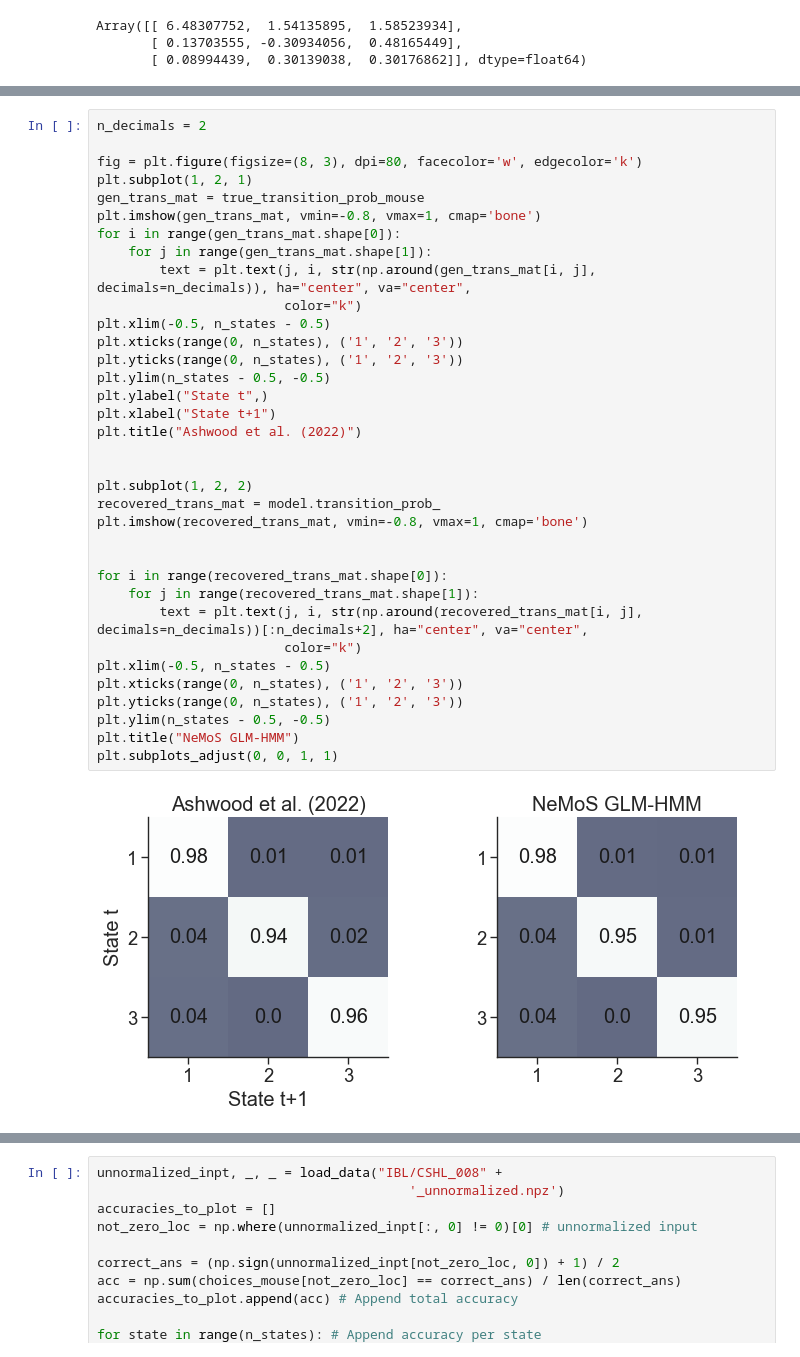
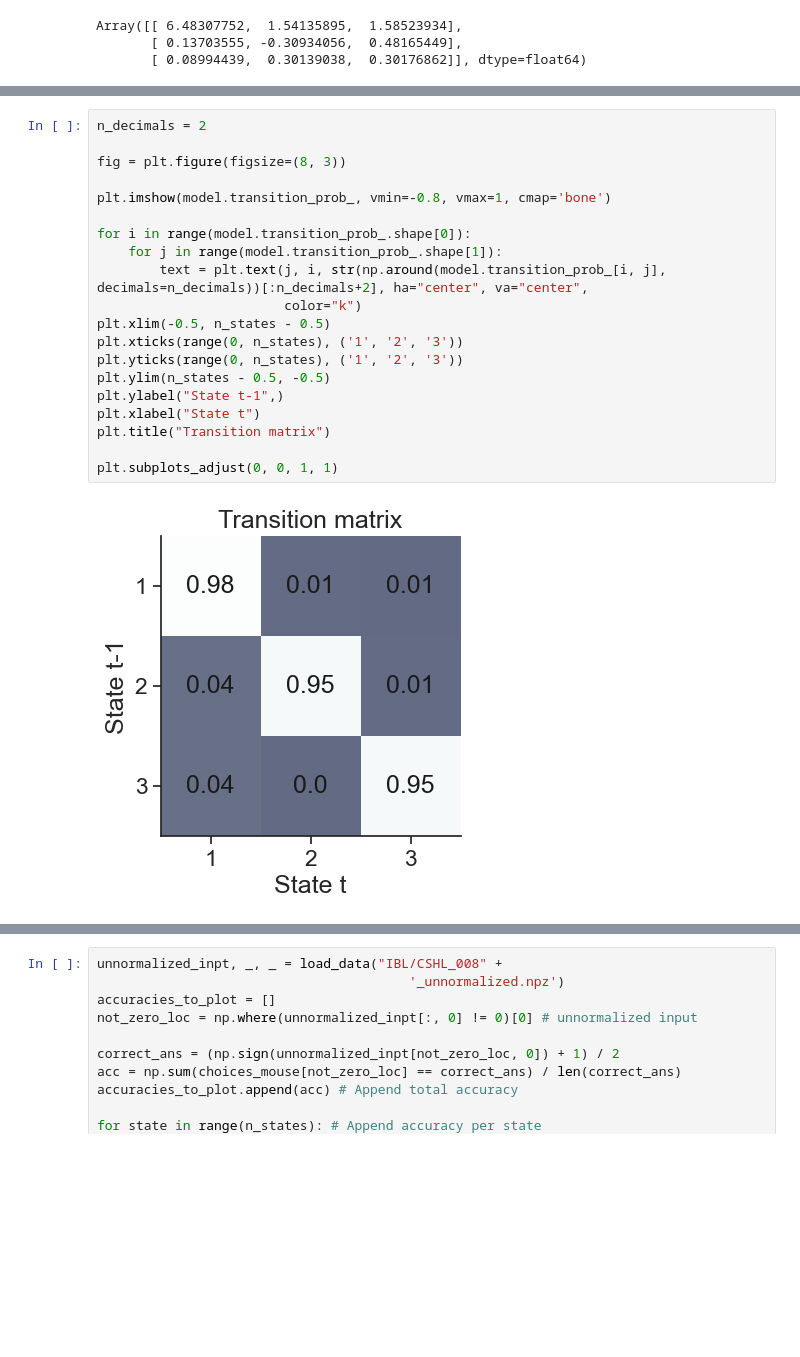
Before and after one commit to camila-maura/glm_hmm_notebook, a Jupyter notebook: scripts/01_ashwood_replication.ipynb, the cells around one changed output, grey strips where cells are left out. Cells and saved outputs as stored; diff of their text form; blank space fills up the shorter version.

Commit message:
large commit because I forgot before. All main skeleton of plots finished using ashwood initial parameters. includes notes from meeting

```diff
--- a/scripts/01_ashwood_replication.ipynb
+++ b/scripts/01_ashwood_replication.ipynb
@@ -413,40 +350,25 @@ Pending:
 # %%
 n_decimals = 2
 
-fig = plt.figure(figsize=(8, 3), dpi=80, facecolor='w', edgecolor='k')
-plt.subplot(1, 2, 1)
-gen_trans_mat = true_transition_prob_mouse
-plt.imshow(gen_trans_mat, vmin=-0.8, vmax=1, cmap='bone')
-for i in range(gen_trans_mat.shape[0]):
-    for j in range(gen_trans_mat.shape[1]):
-        text = plt.text(j, i, str(np.around(gen_trans_mat[i, j], decimals=n_decimals)), ha="center", va="center",
+fig = plt.figure(figsize=(8, 3))
+
+plt.imshow(model.transition_prob_, vmin=-0.8, vmax=1, cmap='bone')
+
+for i in range(model.transition_prob_.shape[0]):
+    for j in range(model.transition_prob_.shape[1]):
+        text = plt.text(j, i, str(np.around(model.transition_prob_[i, j], decimals=n_decimals))[:n_decimals+2], ha="center", va="center",
                         color="k")
 plt.xlim(-0.5, n_states - 0.5)
 plt.xticks(range(0, n_states), ('1', '2', '3'))
 plt.yticks(range(0, n_states), ('1', '2', '3'))
 plt.ylim(n_states - 0.5, -0.5)
-plt.ylabel("State t",)
-plt.xlabel("State t+1")
-plt.title("Ashwood et al. (2022)")
+plt.ylabel("State t-1",)
+plt.xlabel("State t")
+plt.title("Transition matrix")
 
-
-plt.subplot(1, 2, 2)
-recovered_trans_mat = model.transition_prob_
-plt.imshow(recovered_trans_mat, vmin=-0.8, vmax=1, cmap='bone')
-
-
-for i in range(recovered_trans_mat.shape[0]):
-    for j in range(recovered_trans_mat.shape[1]):
-        text = plt.text(j, i, str(np.around(recovered_trans_mat[i, j], decimals=n_decimals))[:n_decimals+2], ha="center", va="center",
-                        color="k")
-plt.xlim(-0.5, n_states - 0.5)
-plt.xticks(range(0, n_states), ('1', '2', '3'))
-plt.yticks(range(0, n_states), ('1', '2', '3'))
-plt.ylim(n_states - 0.5, -0.5)
-plt.title("NeMoS GLM-HMM")
 plt.subplots_adjust(0, 0, 1, 1)
 # %% [output]
-[figure, old version]
+[figure, new version]
 # %% [markdown]
 ### Plot 2g: Psychometric curves
 To understand how different states "affect" (change wording) choice behavior, we can use a psychometric curve.
```
Also changed, not shown: parts of 50 cells of this notebook, 5 other files.
